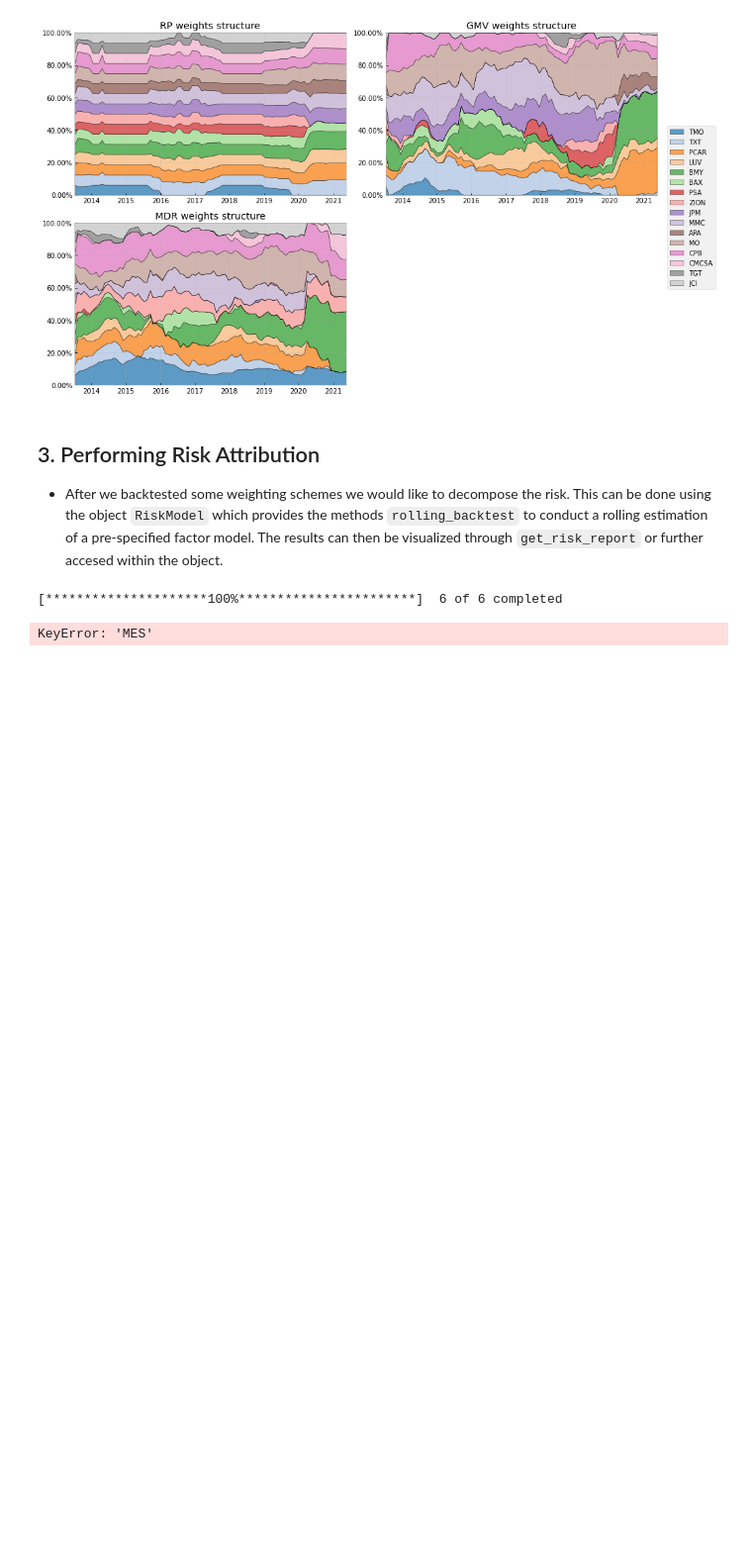
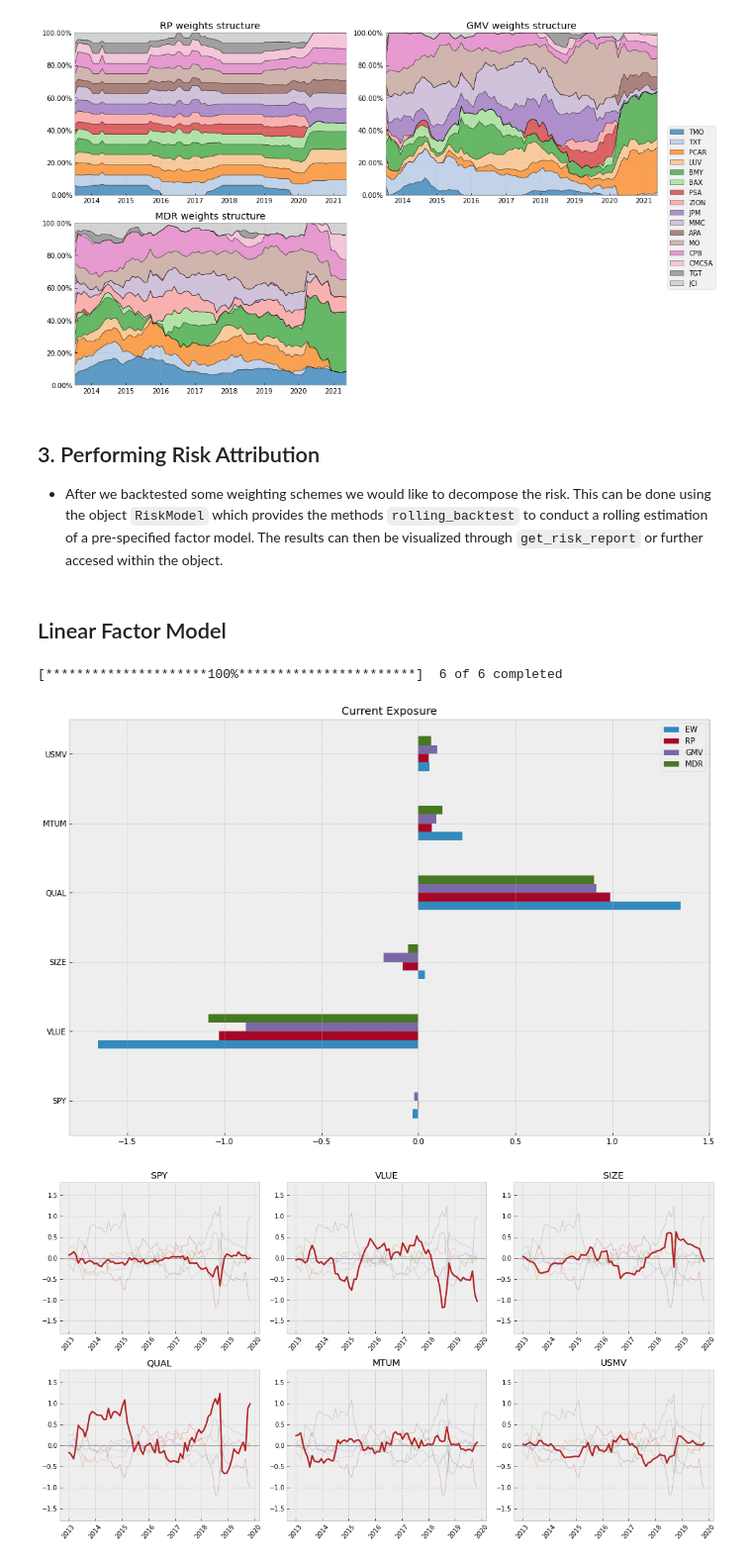
Before and after one commit to matus-jan-lavko/portfolio_swissknife, a Jupyter notebook: examples/01_simple_backtest.ipynb, the cells around one changed output. Shown: that part at 99% size. Drawn from its saved outputs; the diff is of its cells as text; code cells hidden in the pictures; blank space fills up the shorter version.

```diff
--- a/examples/01_simple_backtest.ipynb
+++ b/examples/01_simple_backtest.ipynb
@@ -91,6 +91,8 @@ pf1.get_backtest_report(num_rows=2)
 # %% [markdown]
 ## 3. Performing Risk Attribution
 - After we backtested some weighting schemes we would like to decompose the risk. This can be done using the object `RiskModel` which provides the methods `rolling_backtest` to conduct a rolling estimation of a pre-specified factor model. The results can then be visualized through `get_risk_report` or further accesed within the object.
+# %% [markdown]
+## Linear Factor Model
 # %%
 factors = ['SPY', 'VLUE', 'SIZE', 'QUAL', 'MTUM', 'USMV']
 rm1 = rm.RiskModel(pf1, factors)
@@ -102,4 +104,5 @@ rm1.rolling_factor_exposure(method='linear')
 # %%
-rm1.get_risk_report(model = 'MES')
+rm1.get_risk_report(model = 'RP')
 # %% [output]
-KeyError: 'MES'
+[figure, added]
+[figure, added]
```
Also changed, not shown: parts of 6 cells of this notebook, 4 other files.
